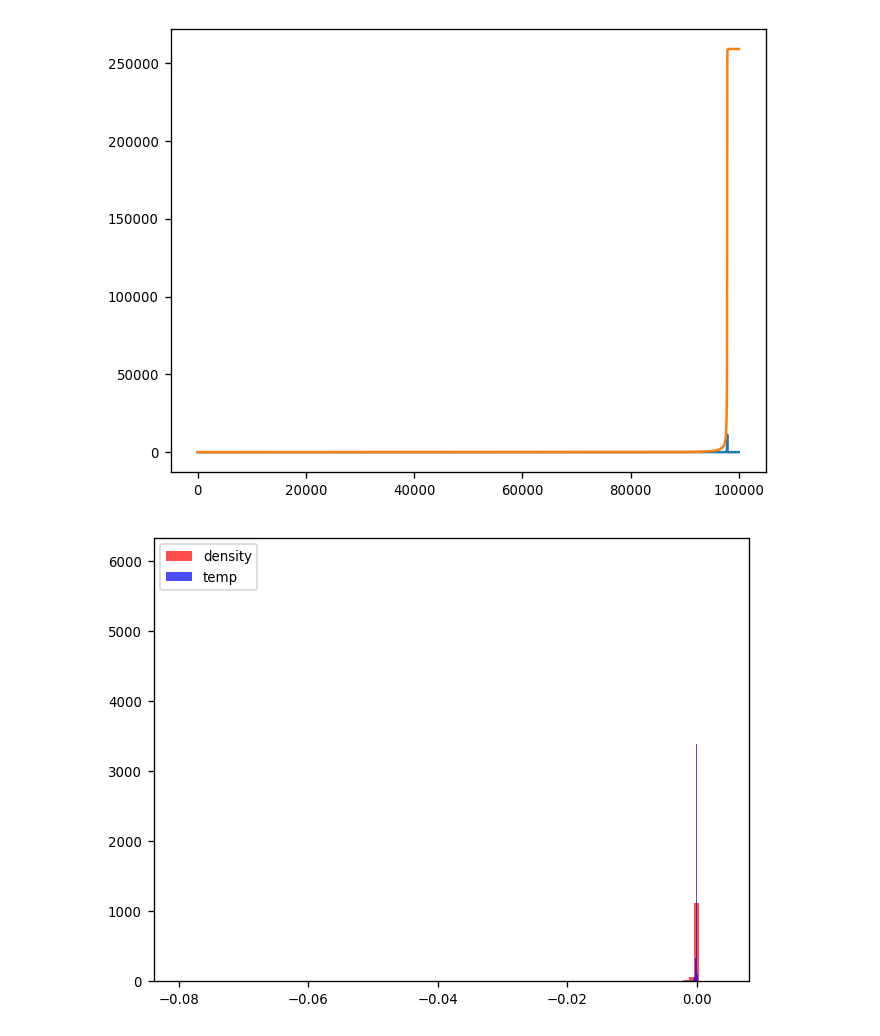
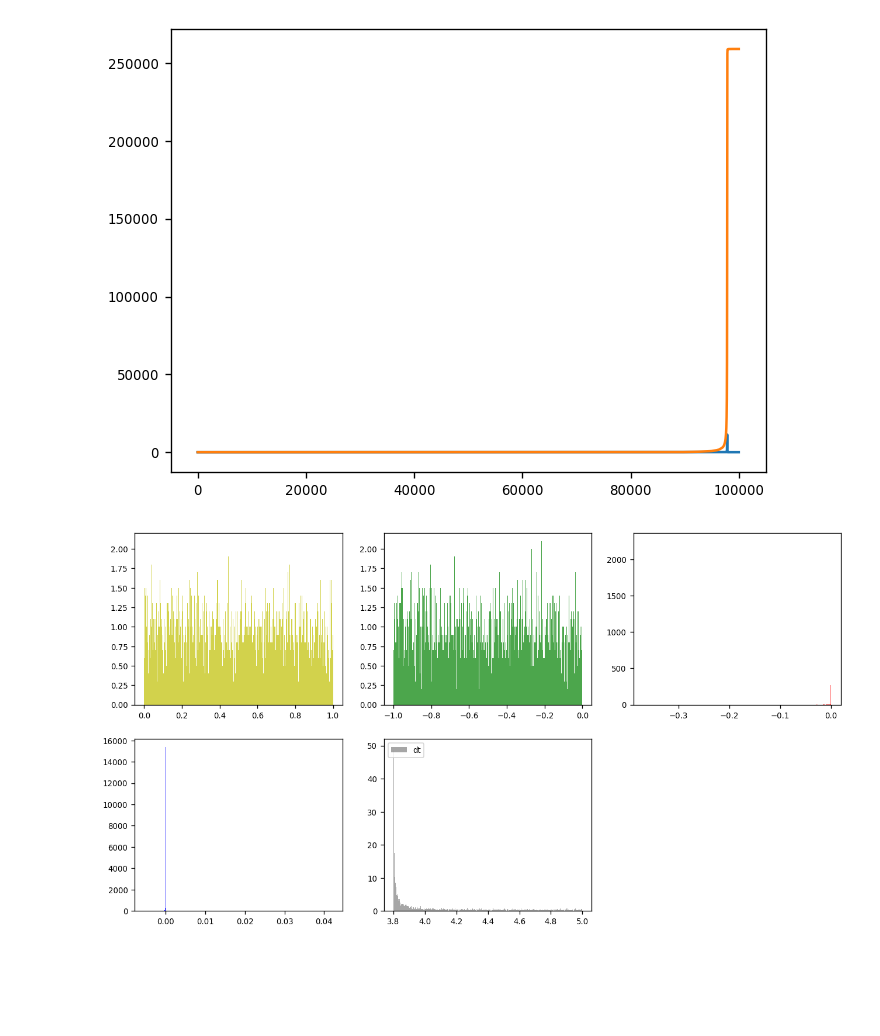
Before and after one commit to silkemaes/ChemPy, a Jupyter notebook: data_generation.ipynb, the cells around one changed output. Saved outputs shown, nothing was run; the diff lists cells and outputs as text; code cells hidden in the pictures; blank space fills up the shorter version.

```diff
--- a/data_generation.ipynb
+++ b/data_generation.ipynb
@@ -127,24 +140,31 @@ def next_input(ρ, T, δ, Av):
 # %%
 nsamples = 1.e4
-nbins = 100
+nbins = 1000
 
 dens_samples = genSamples(ρ_min, ρ_max, nstep, nsamples, fdens)
 temp_samples = genSamples(T_min, T_max, nstep, nsamples, ftemp)
 delt_samples = genSamples(δ_min, δ_max, nstep, nsamples, fdelta)
 Av_samples = genSamples(Av_min, Av_max, nstep, nsamples, fAv)
 dt_samples = genSamples(dt_min, dt_max, nstep, nsamples, fdt)
 
+fig = plt.figure(figsize=(13,7))
 
-# plt.hist(delt_samples,bins=nbins, density=True, color='y', alpha=0.7, label = 'delta')
-# plt.hist(Av_samples,bins=nbins, density=True, color='g', alpha=0.7, label = 'Av')
-plt.hist(dens_samples,bins=nbins, density=True, color='r', alpha=0.7, label = 'density')
-plt.hist(temp_samples,bins=nbins, density=True, color='b', alpha=0.7, label = 'temp')
-# plt.hist(dt_samples,bins=nbins, density=True, color='grey', alpha=0.7, label = 'dt')
+ax1 = plt.subplot(231)
+ax2 = plt.subplot(232)
+ax3 = plt.subplot(233)
+ax4 = plt.subplot(234)
+ax5 = plt.subplot(235)
+
+ax1.hist(delt_samples,bins=nbins, density=True, color='y', alpha=0.7, label = 'delta')
+ax2.hist(Av_samples  ,bins=nbins, density=True, color='g', alpha=0.7, label = 'Av')
+ax3.hist(dens_samples,bins=nbins, density=True, color='r', alpha=0.7, label = 'density')
+ax4.hist(temp_samples,bins=nbins, density=True, color='b', alpha=0.7, label = 'temp')
+ax5.hist(dt_samples  ,bins=nbins, density=True, color='grey', alpha=0.7, label = 'dt')
 
 plt.legend(loc = 'upper left')
 plt.show()
 # %% [output]
-[figure, old version]
+[figure, new version]
 # %%
 ρ_i  = 1.13E+05
 T_i  = 2500
```
Also changed, not shown: parts of 10 cells of this notebook, 4 other files.
